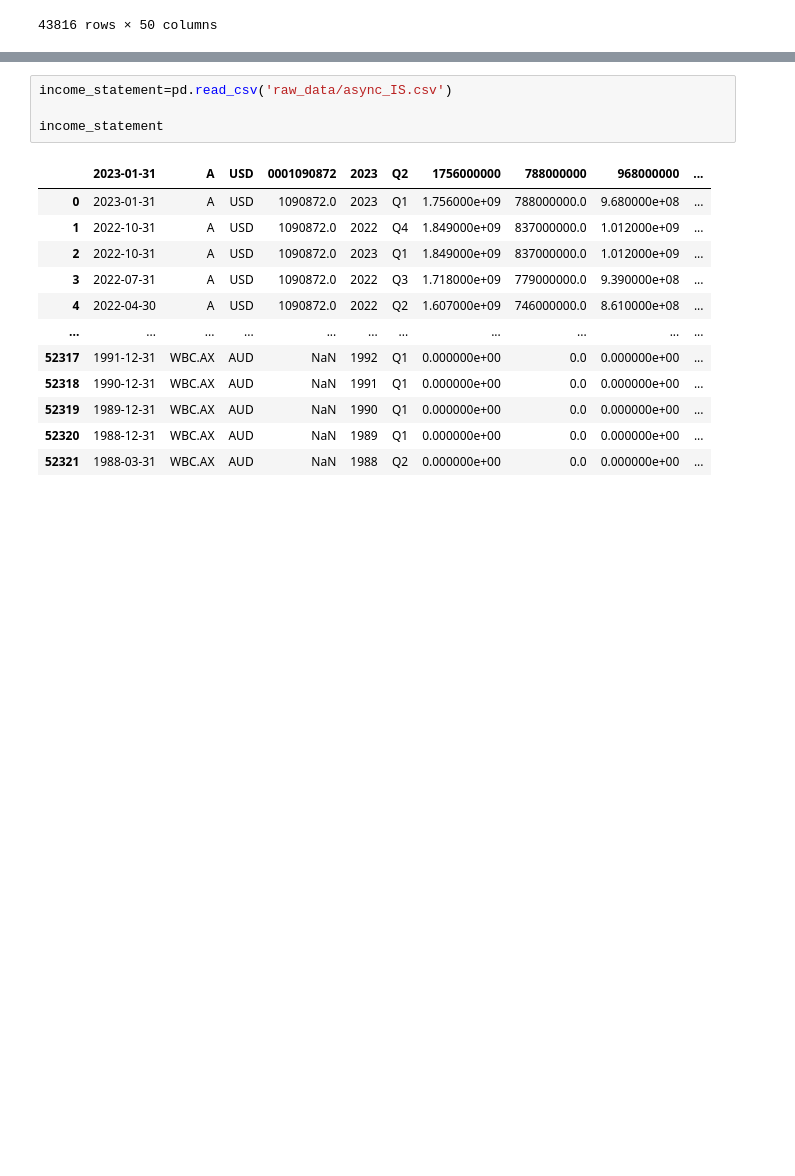
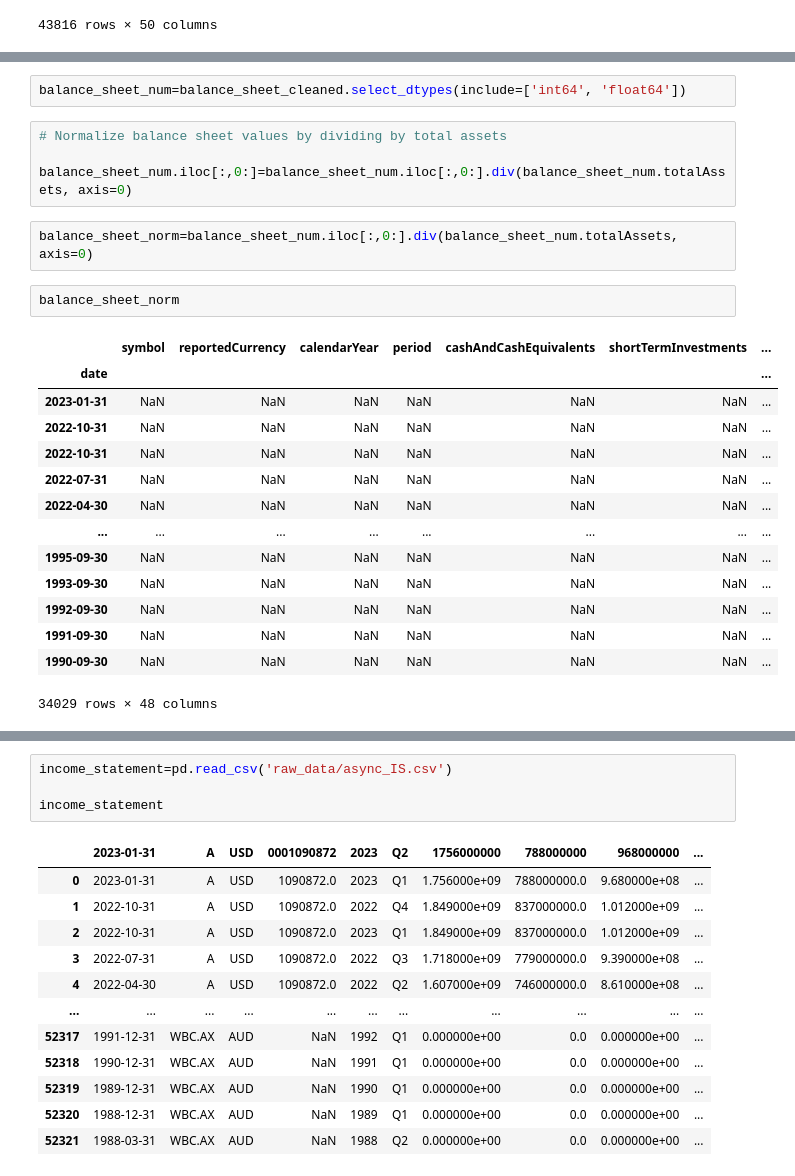
Before and after one commit to veeyuen/credit-spreads, a Jupyter notebook: build_dataframe.ipynb, the cells around one changed output, grey strips where cells are left out. Drawn from its saved outputs; the diff is of its cells as text; blank space fills up the shorter version.

```diff
--- a/build_dataframe.ipynb
+++ b/build_dataframe.ipynb
@@ -414,0 +369,25 @@ ValueError: Input X contains infinity or a value too large for dtype('float64').
+# %%
+balance_sheet_num=balance_sheet_cleaned.select_dtypes(include=['int64', 'float64'])
+# %%
+# Normalize balance sheet values by dividing by total assets
+
+balance_sheet_num.iloc[:,0:]=balance_sheet_num.iloc[:,0:].div(balance_sheet_num.totalAssets, axis=0)
+# %%
+balance_sheet_norm=balance_sheet_num.iloc[:,0:].div(balance_sheet_num.totalAssets, axis=0)
+# %%
+balance_sheet_norm
+# %% [output]
+|  | symbol | reportedCurrency | calendarYear | period | cashAndCashEquivalents | shortTermInvestments | ... |
+| date |  |  |  |  |  |  | ... |
+| 2023-01-31 | NaN | NaN | NaN | NaN | NaN | NaN | ... |
+| 2022-10-31 | NaN | NaN | NaN | NaN | NaN | NaN | ... |
+| 2022-10-31 | NaN | NaN | NaN | NaN | NaN | NaN | ... |
+| 2022-07-31 | NaN | NaN | NaN | NaN | NaN | NaN | ... |
+| 2022-04-30 | NaN | NaN | NaN | NaN | NaN | NaN | ... |
+| ... | ... | ... | ... | ... | ... | ... | ... |
+| 1995-09-30 | NaN | NaN | NaN | NaN | NaN | NaN | ... |
+| 1993-09-30 | NaN | NaN | NaN | NaN | NaN | NaN | ... |
+| 1992-09-30 | NaN | NaN | NaN | NaN | NaN | NaN | ... |
+| 1991-09-30 | NaN | NaN | NaN | NaN | NaN | NaN | ... |
+| 1990-09-30 | NaN | NaN | NaN | NaN | NaN | NaN | ... |
+34029 rows × 48 columns
```
Also changed, not shown: parts of 57 cells of this notebook.
